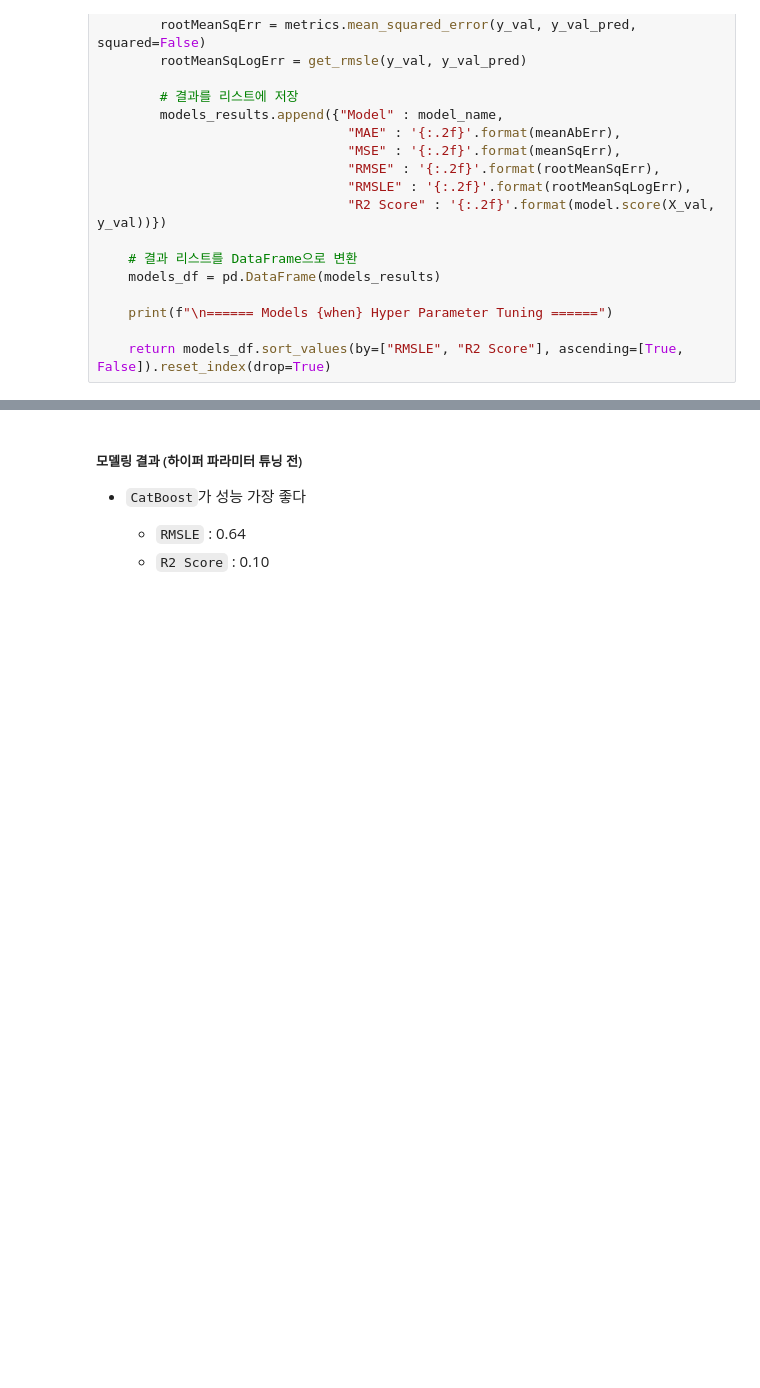
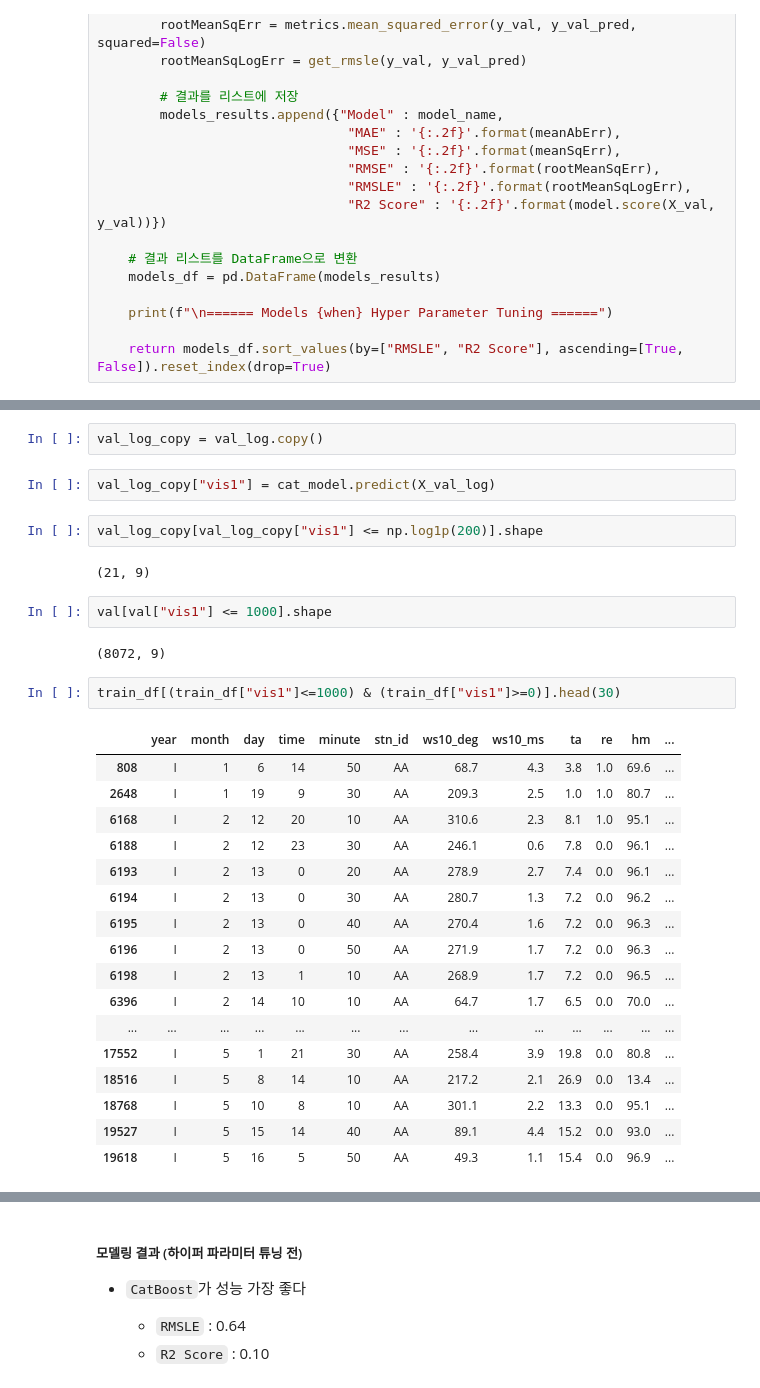
Before and after one commit to benidjor/weather-contest, a Jupyter notebook: modeling_replace_20000_no_tuned_tek.ipynb, the cells around one changed output, grey strips where cells are left out. Drawn from its saved outputs; the diff is of its cells as text; blank space fills up the shorter version.

```diff
--- a/modeling_replace_20000_no_tuned_tek.ipynb
+++ b/modeling_replace_20000_no_tuned_tek.ipynb
@@ -769,0 +1115,32 @@ Learning rate set to 0.139579
+# %%
+val_log_copy = val_log.copy()
+# %%
+val_log_copy["vis1"] = cat_model.predict(X_val_log)
+# %%
+val_log_copy[val_log_copy["vis1"] <= np.log1p(200)].shape
+# %% [output]
+(21, 9)
+# %%
+val[val["vis1"] <= 1000].shape
+# %% [output]
+(8072, 9)
+# %%
+train_df[(train_df["vis1"]<=1000) & (train_df["vis1"]>=0)].head(30)
+# %% [output]
+|  | year | month | day | time | minute | stn_id | ws10_deg | ws10_ms | ta | re | hm | ... |
+| 808 | I | 1 | 6 | 14 | 50 | AA | 68.7 | 4.3 | 3.8 | 1.0 | 69.6 | ... |
+| 2648 | I | 1 | 19 | 9 | 30 | AA | 209.3 | 2.5 | 1.0 | 1.0 | 80.7 | ... |
+| 6168 | I | 2 | 12 | 20 | 10 | AA | 310.6 | 2.3 | 8.1 | 1.0 | 95.1 | ... |
+| 6188 | I | 2 | 12 | 23 | 30 | AA | 246.1 | 0.6 | 7.8 | 0.0 | 96.1 | ... |
+| 6193 | I | 2 | 13 | 0 | 20 | AA | 278.9 | 2.7 | 7.4 | 0.0 | 96.1 | ... |
+| 6194 | I | 2 | 13 | 0 | 30 | AA | 280.7 | 1.3 | 7.2 | 0.0 | 96.2 | ... |
+| 6195 | I | 2 | 13 | 0 | 40 | AA | 270.4 | 1.6 | 7.2 | 0.0 | 96.3 | ... |
+| 6196 | I | 2 | 13 | 0 | 50 | AA | 271.9 | 1.7 | 7.2 | 0.0 | 96.3 | ... |
+| 6198 | I | 2 | 13 | 1 | 10 | AA | 268.9 | 1.7 | 7.2 | 0.0 | 96.5 | ... |
+| 6396 | I | 2 | 14 | 10 | 10 | AA | 64.7 | 1.7 | 6.5 | 0.0 | 70.0 | ... |
+| ... | ... | ... | ... | ... | ... | ... | ... | ... | ... | ... | ... | ... |
+| 17552 | I | 5 | 1 | 21 | 30 | AA | 258.4 | 3.9 | 19.8 | 0.0 | 80.8 | ... |
+| 18516 | I | 5 | 8 | 14 | 10 | AA | 217.2 | 2.1 | 26.9 | 0.0 | 13.4 | ... |
+| 18768 | I | 5 | 10 | 8 | 10 | AA | 301.1 | 2.2 | 13.3 | 0.0 | 95.1 | ... |
+| 19527 | I | 5 | 15 | 14 | 40 | AA | 89.1 | 4.4 | 15.2 | 0.0 | 93.0 | ... |
+| 19618 | I | 5 | 16 | 5 | 50 | AA | 49.3 | 1.1 | 15.4 | 0.0 | 96.9 | ... |
```
Also changed, not shown: parts of 37 cells of this notebook, 5 other files.
